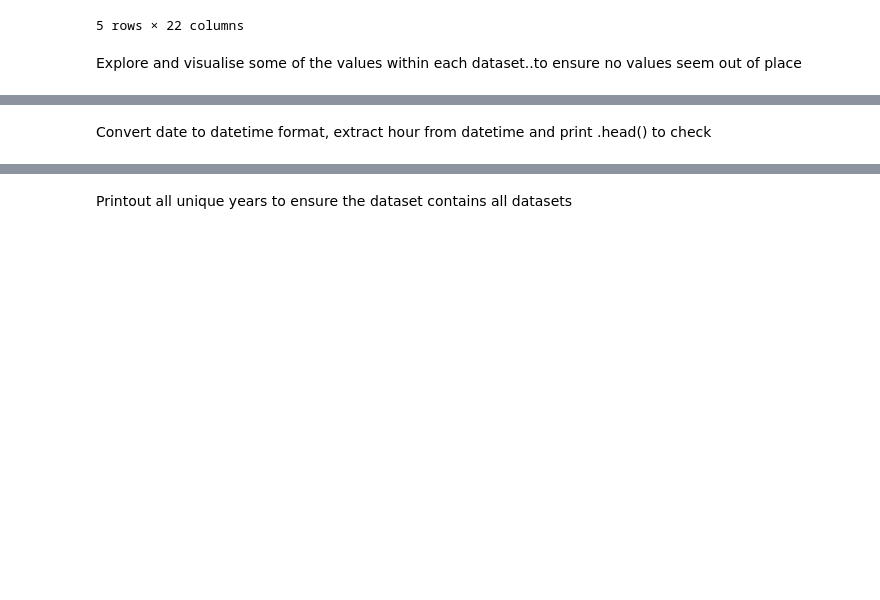
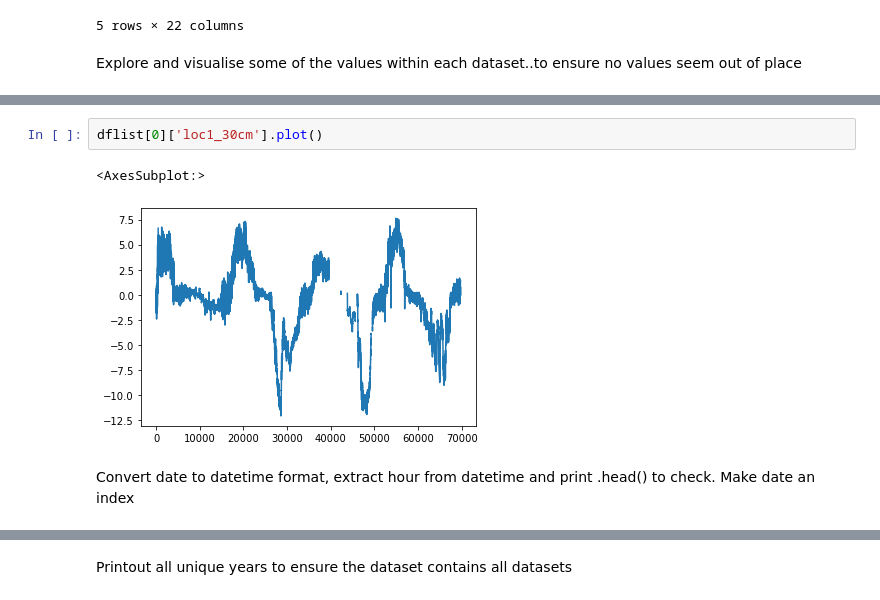
Before and after one commit to valeriabriones/Arctic-Sentinel-Site-Pre-Processing, a Jupyter notebook: Scripts/BNZ-LTER-EML-GradientExtSoilSensor-2004-2008-Concatenation.ipynb, the cells around one changed output, grey strips where cells are left out. Drawn from its saved outputs; the diff is of its cells as text; blank space fills up the shorter version.

```diff
--- a/Scripts/BNZ-LTER-EML-GradientExtSoilSensor-2004-2008-Concatenation.ipynb
+++ b/Scripts/BNZ-LTER-EML-GradientExtSoilSensor-2004-2008-Concatenation.ipynb
@@ -169,4 +198,9 @@ for j in dflist:
 # %% [output]
 [figure]
+# %%
+dflist[0]['loc1_30cm'].plot()
+# %% [output]
+<AxesSubplot:>
+[figure, added]
 # %% [markdown]
-Convert date to datetime format, extract hour from datetime and print .head() to check
+Convert date to datetime format, extract hour from datetime and print .head() to check. Make date an index
```
Also changed, not shown: parts of 27 cells of this notebook.
